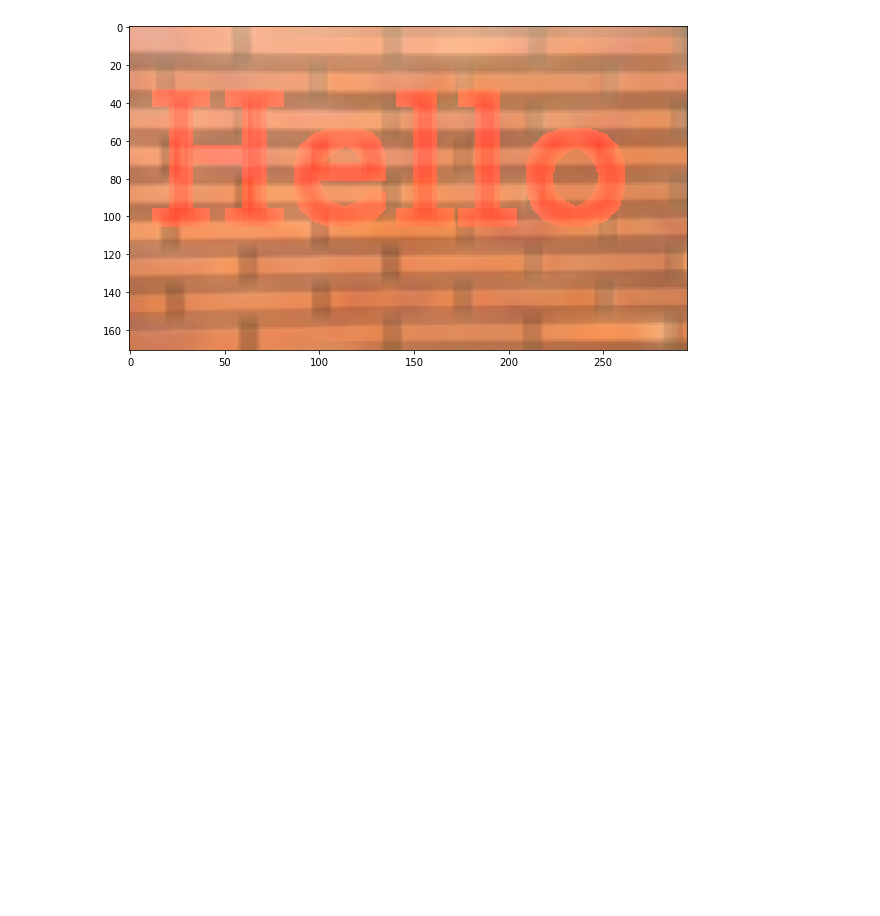
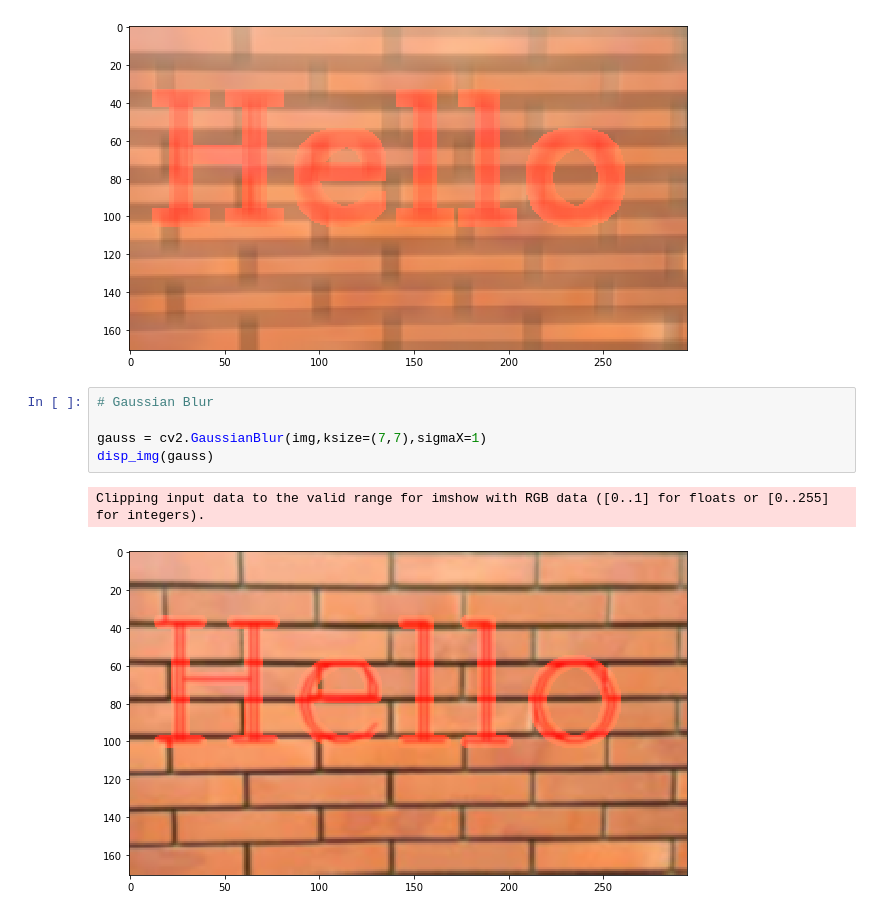
Before and after one commit to infiniteoverflow/Computer-Vision-Python, a Jupyter notebook: OpenCV using Python/Blurring And Smoothing.ipynb, the cells around one changed output. Drawn from its saved outputs; the diff is of its cells as text; blank space fills up the shorter version.

Commit message:
Gaussian Blur

```diff
--- a/OpenCV using Python/Blurring And Smoothing.ipynb
+++ b/OpenCV using Python/Blurring And Smoothing.ipynb
@@ -75,3 +75,11 @@ disp_img(blurred)
 # %% [output]
 Clipping input data to the valid range for imshow with RGB data ([0..1] for floats or [0..255] for integers).
 [figure]
+# %%
+# Gaussian Blur
+
+gauss = cv2.GaussianBlur(img,ksize=(7,7),sigmaX=1)
+disp_img(gauss)
+# %% [output]
+Clipping input data to the valid range for imshow with RGB data ([0..1] for floats or [0..255] for integers).
+[figure, added]
```
